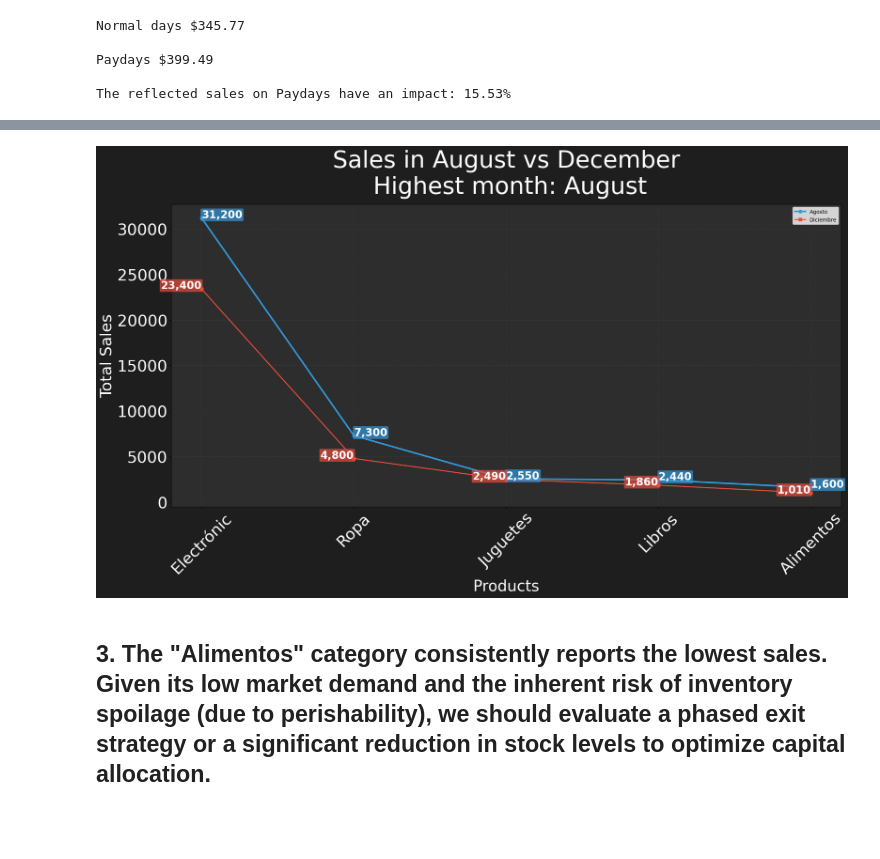
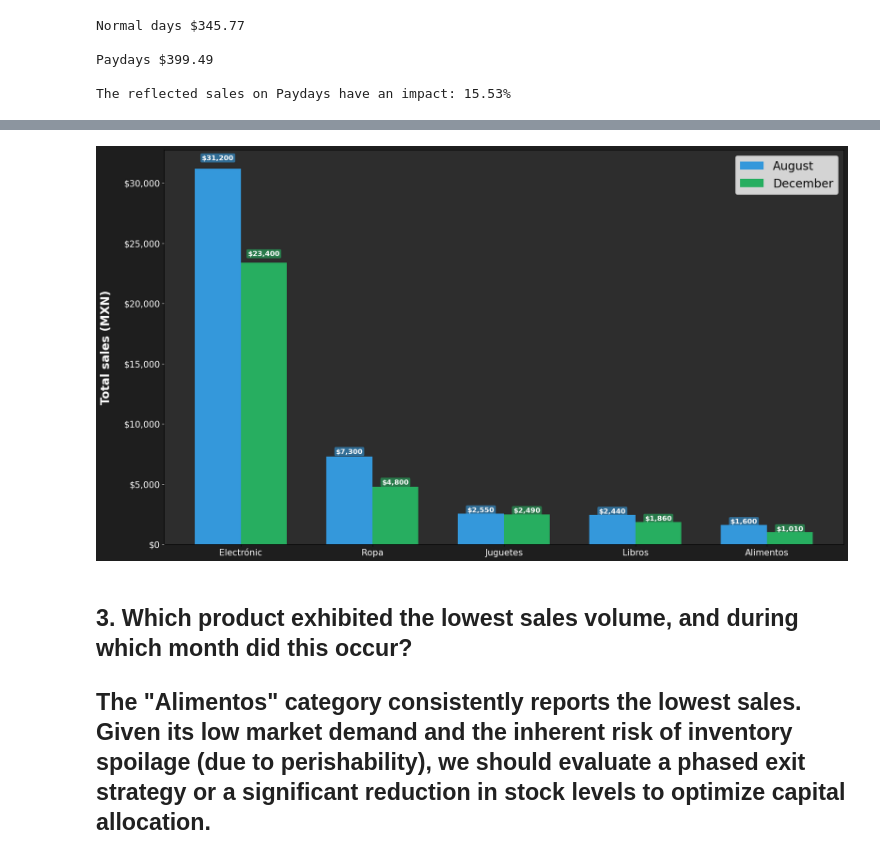
Before and after one commit to Moises-Acosta/Sales_proyect, a Jupyter notebook: Sales_Proyect.ipynb, the cells around one changed output, grey strips where cells are left out. Cells and saved outputs as stored; diff of their text form; code cells hidden in the pictures; blank space fills up the shorter version.

Commit message:
Visualizations updated

```diff
--- a/Sales_Proyect.ipynb
+++ b/Sales_Proyect.ipynb
@@ -205,55 +272,55 @@ plt.tight_layout()
 # %%
+data_aug = total_august.reset_index()
+data_aug
 
-data_aug = total_august.reset_index(level=0, drop=True)
-data_dec = total_december.reset_index(level=0, drop=True)
+data_dec = total_december.reset_index()
+data_dec
 
-# 2. Configurar la figura
-fig, ax = plt.subplots(figsize=(20, 12))
+width = 0.35
+
+x = np.arange(len(data_aug['Product']))
+
+fig, ax = plt.subplots(figsize=(18, 10))
 fig.set_facecolor('#1e1e1e')
 ax.set_facecolor('#2d2d2d')
 
-# 3. Graficar ambas líneas
-ax.plot(data_aug.index, data_aug.values, label="Agosto", marker='o', c='#3498db', linewidth=3)
-ax.plot(data_dec.index, data_dec.values, label="Diciembre", marker='s', c='#e74c3c', linewidth=2)
 
-def add_labels(data, bubble_color):
-   for i, (product, value) in enumerate(data.items()):
-       ax.text(i, value + (value * 0.0002), f"{value:,.0f}",
-               ha='left'  , va='baseline'  , color='white', fontweight='bold', fontsize = 20,
-               bbox=dict(facecolor=bubble_color, alpha=0.7, edgecolor='none', boxstyle='round,pad=0.1'))
+ax.tick_params(axis='y', colors='white', labelsize=15)
 
-add_labels(data_aug, '#3498db')
+ax.yaxis.set_major_formatter(ticker.StrMethodFormatter('${x:,.0f}'))
+
+rects1 = ax.bar(x - width/2, data_aug['Total'], width, label='August', color='#3498db')
+rects2 = ax.bar(x + width/2, data_dec['Total'], width, label='December', color='#27ae60')
 
 
+ax.set_xticks(x)
+ax.set_xticklabels(data_aug['Product'], color="white", fontsize=15)
 
-def add_labels2 (data, bubble_color):
-    for i, (product, value) in enumerate (data.items()):
-        ax.text(i, value + (value* 0.002), f"{value:,.0f}",
-                ha = 'right', va = 'baseline', color = 'white', fontweight = 'bold', fontsize = 20,
-                bbox = dict(facecolor = bubble_color, alpha = 0.7, edgecolor = 'none', boxstyle = 'round,pad=0.1'))
 
-add_labels2(data_dec, '#e74c3c')
+def add_labels(rects, bubble_color):
+    for rect in rects:
+        height = rect.get_height()
+        ax.text(rect.get_x() + rect.get_width()/2., height + (height * 0.02),
+                f'${height:,.0f}',
+                ha='center', va='bottom', color='white',
+                fontweight='bold', fontsize=12,
+                bbox=dict(facecolor=bubble_color, alpha=0.6, edgecolor='none', boxstyle='round,pad=0.2'))
 
-# 5. Personalización estética
-plt.title(f"Sales in August vs December\n Highest month: {highest_month}",
-          color='white', fontsize=45, pad=20)
-plt.xlabel("Products", color='white', fontsize = 29)
-plt.xticks(rotation=45, color='white', fontsize = 30)
-plt.ylabel("Total Sales", color='white', fontsize = 30)
-plt.yticks(color='white', fontsize = 30)
-plt.grid(True, linestyle='--', alpha=0.1)
+add_labels(rects1, '#3498db')
+add_labels(rects2, '#27ae60')
 
-# Leyenda con texto blanco
-leg = plt.legend()
-for text in leg.get_texts():
-    text.set_color("black") # O "white" dependiendo de tu preferencia
+ax.set_ylabel("Total sales (MXN)", color="white",fontsize=20, fontweight="bold", labelpad=20)
 
+plt.legend(fontsize=20)
 plt.tight_layout()
 plt.show()
 # %% [output]
-[figure, old version]
+[figure, new version]
 # %% [markdown]
-## 3. The "Alimentos" category consistently reports the lowest sales. Given its low market demand and the inherent risk of inventory spoilage (due to perishability), we should evaluate a phased exit strategy or a significant reduction in stock levels to optimize capital allocation.
+
+## 3. Which product exhibited the lowest sales volume, and during which month did this occur?
+
+## The "Alimentos" category consistently reports the lowest sales. Given its low market demand and the inherent risk of inventory spoilage (due to perishability), we should evaluate a phased exit strategy or a significant reduction in stock levels to optimize capital allocation.
 # %%
 #Sort data for the highest and the lowest products
 data1 = ["Electrónic", "Alimentos"]
```
Also changed, not shown: parts of 28 cells of this notebook.
